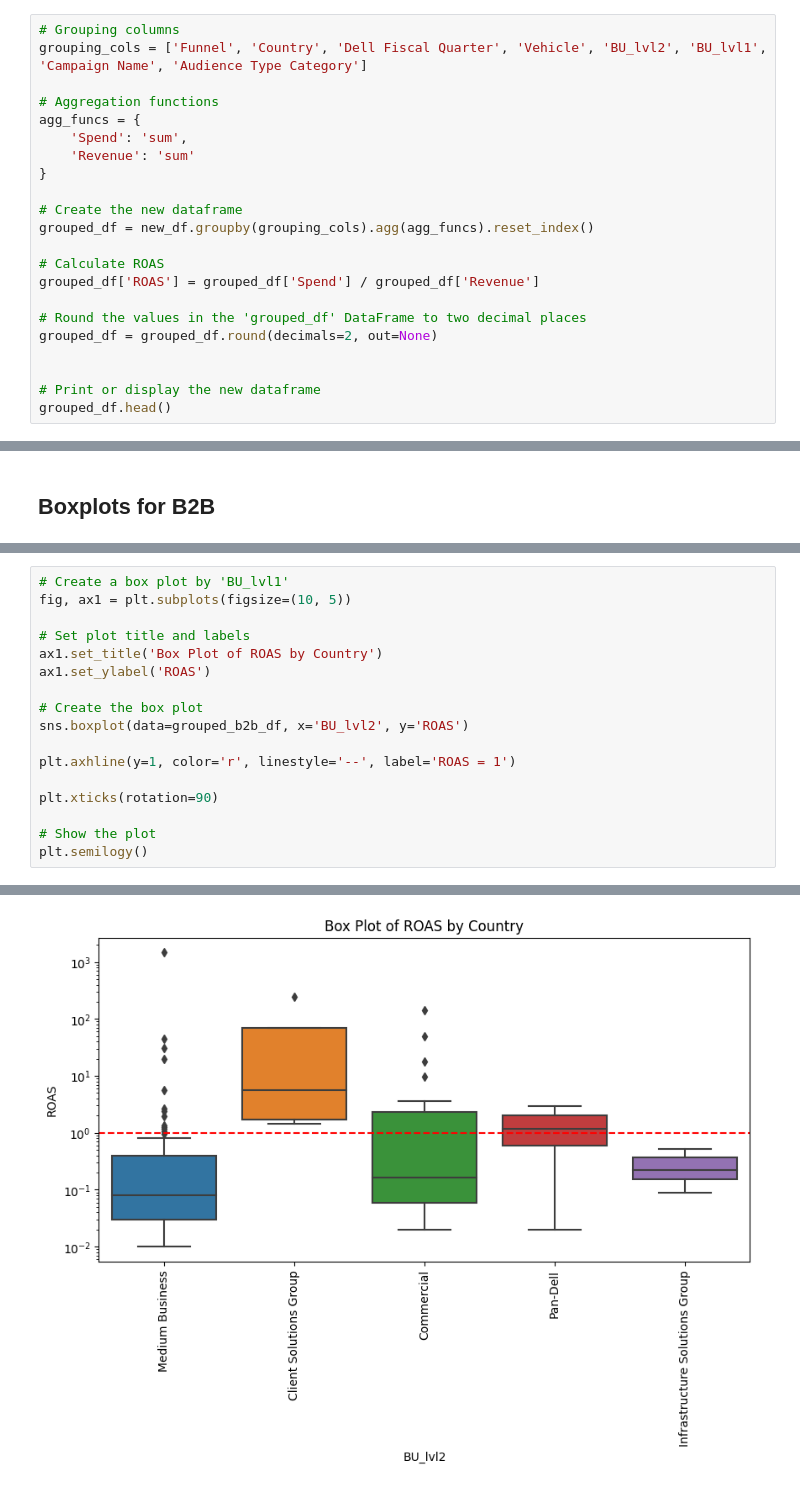
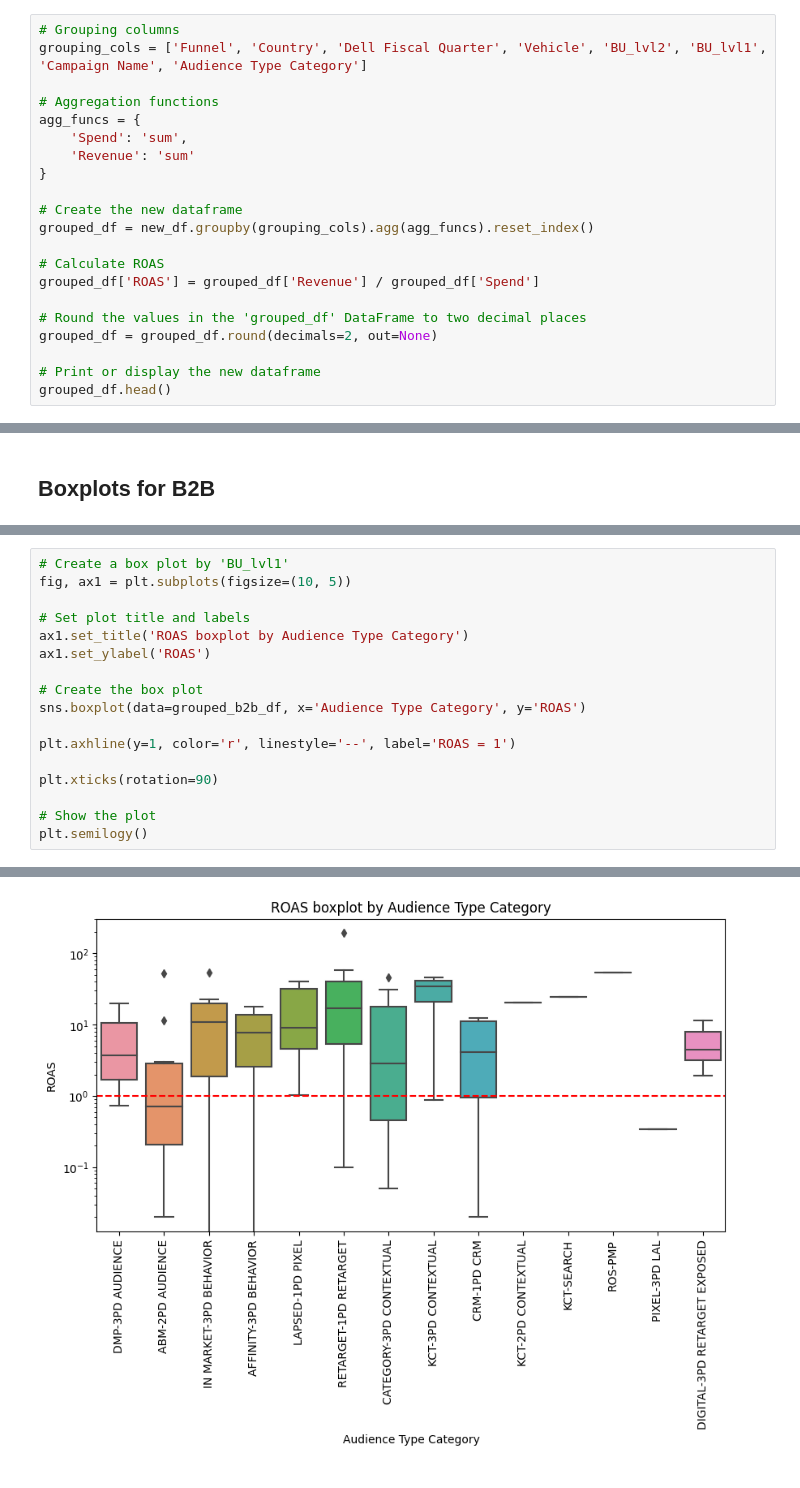
Before and after one commit to 0xrsfagundes/File-Manipulation, a Jupyter notebook: Audience Performance Analysis/ROAS Analysis.ipynb, the cells around one changed output, grey strips where cells are left out. Drawn from its saved outputs; the diff is of its cells as text.

```diff
--- a/Audience Performance Analysis/ROAS Analysis.ipynb
+++ b/Audience Performance Analysis/ROAS Analysis.ipynb
@@ -79,12 +80,11 @@ agg_funcs = {
 grouped_df = new_df.groupby(grouping_cols).agg(agg_funcs).reset_index()
 
 # Calculate ROAS
-grouped_df['ROAS'] = grouped_df['Spend'] / grouped_df['Revenue']
+grouped_df['ROAS'] = grouped_df['Revenue'] / grouped_df['Spend']
 
 # Round the values in the 'grouped_df' DataFrame to two decimal places
 grouped_df = grouped_df.round(decimals=2, out=None)
 
-
 # Print or display the new dataframe
 grouped_df.head()
 # %% [output]
@@ -238,20 +258,20 @@ plt.semilogy()
 # %%
 # Create a box plot by 'BU_lvl1'
 fig, ax1 = plt.subplots(figsize=(10, 5))
 
 # Set plot title and labels
-ax1.set_title('Box Plot of ROAS by Country')
+ax1.set_title('ROAS boxplot by Audience Type Category')
 ax1.set_ylabel('ROAS')
 
 # Create the box plot
-sns.boxplot(data=grouped_b2b_df, x='BU_lvl2', y='ROAS')
+sns.boxplot(data=grouped_b2b_df, x='Audience Type Category', y='ROAS')
 
 plt.axhline(y=1, color='r', linestyle='--', label='ROAS = 1')
 
 plt.xticks(rotation=90)
 
 # Show the plot
 plt.semilogy()
 # %% [output]
 []
-[figure, old version]
+[figure, new version]
```
Also changed, not shown: parts of 12 cells of this notebook, 1 other file.
